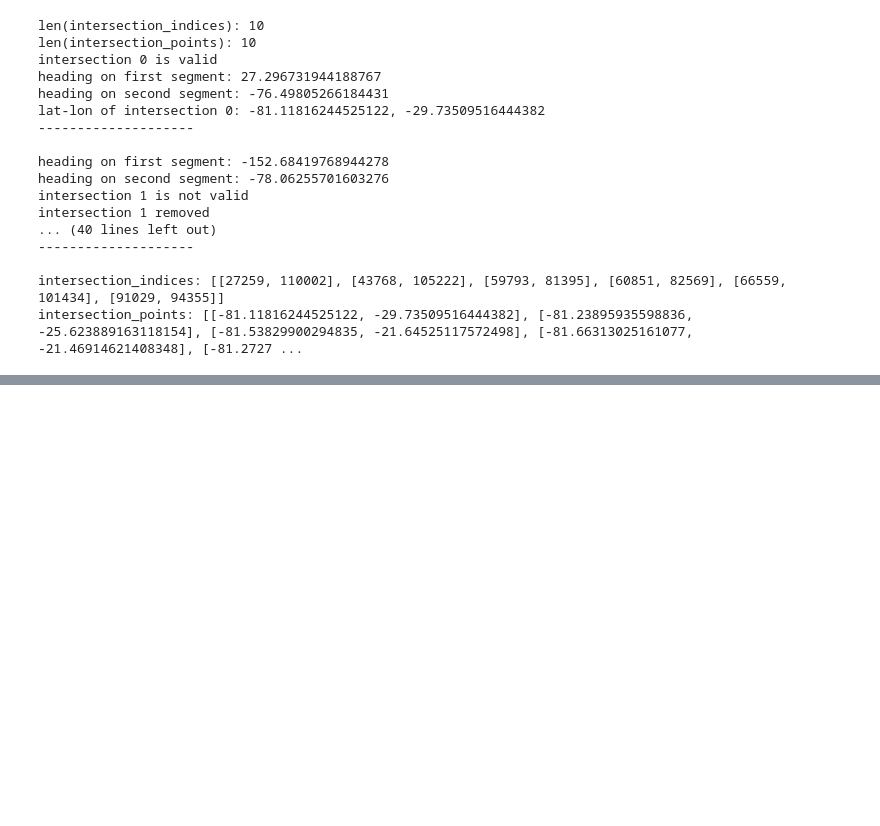
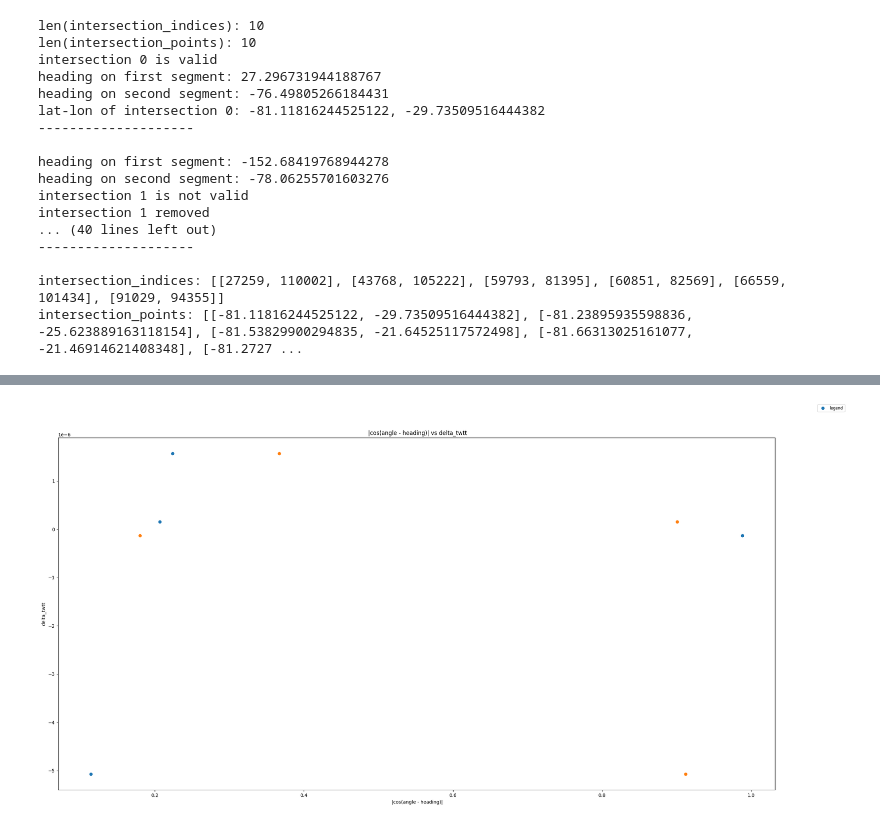
Before and after one commit to richardmoser/cresis_project, a Jupyter notebook: doit.ipynb, the cells around one changed output, grey strips where cells are left out. Saved outputs shown, nothing was run; the diff lists cells and outputs as text; code cells hidden in the pictures; blank space fills up the shorter version.

```diff
--- a/doit.ipynb
+++ b/doit.ipynb
@@ -553,0 +483,28 @@ plotted map
+# %%
+# plot delta_twtt vs |cos(angle - heading) - sin(angle - heading)| * |magnitude|  for each crossover point
+plt.figure(figsize=(24, 12), layout='constrained')
+# plt.scatter(np.abs(np.cos(np.radians(np.array(angle) - np.array(heading_1)))) * np.abs(np.array(magnitude)), delta_twtt, label='segment 1')
+# plt.scatter(np.abs(np.cos(np.radians(np.array(angle) - np.array(heading_2)))) * np.abs(np.array(magnitude)), delta_twtt, label='segment 2')
+
+
+plt.scatter(np.abs(np.cos(np.radians(np.array(angle) - np.array(heading_1)))), delta_twtt, label='segment 1')
+plt.scatter(np.abs(np.cos(np.radians(np.array(angle) - np.array(heading_2)))), delta_twtt, label='segment 2')
+
+# plt.xlabel(" |cos(angle - heading)| * |velocity|")
+plt.xlabel(" |cos(angle - heading)|")
+plt.ylabel("delta_twtt")
+# plt.title(" |cos(angle - heading)| * |velocity| vs delta_twtt")
+plt.title(" |cos(angle - heading)| vs delta_twtt")
+plt.legend(["legend"], fontsize='smaller', loc='upper right', bbox_to_anchor=(1.1, 1.1))
+# scale axes to be logarithmic
+# plt.xscale('log')
+# plt.yscale('log')
+
+# scale axes to be 20% larger than the data
+# plt.xlim(min(np.abs(np.cos(np.radians(np.array(angle) - np.array(heading_1)))) * np.abs(np.array(magnitude))) * 0.8,
+#          max(np.abs(np.cos(np.radians(np.array(angle) - np.array(heading_1)))) * np.abs(np.array(magnitude))) * 1.2)
+# plt.ylim(min(delta_twtt) * 0.1, max(delta_twtt) * 1.5)
+
+plt.show()
+# %% [output]
+[figure, added]
```
Also changed, not shown: parts of 9 cells of this notebook, 1 other file.
